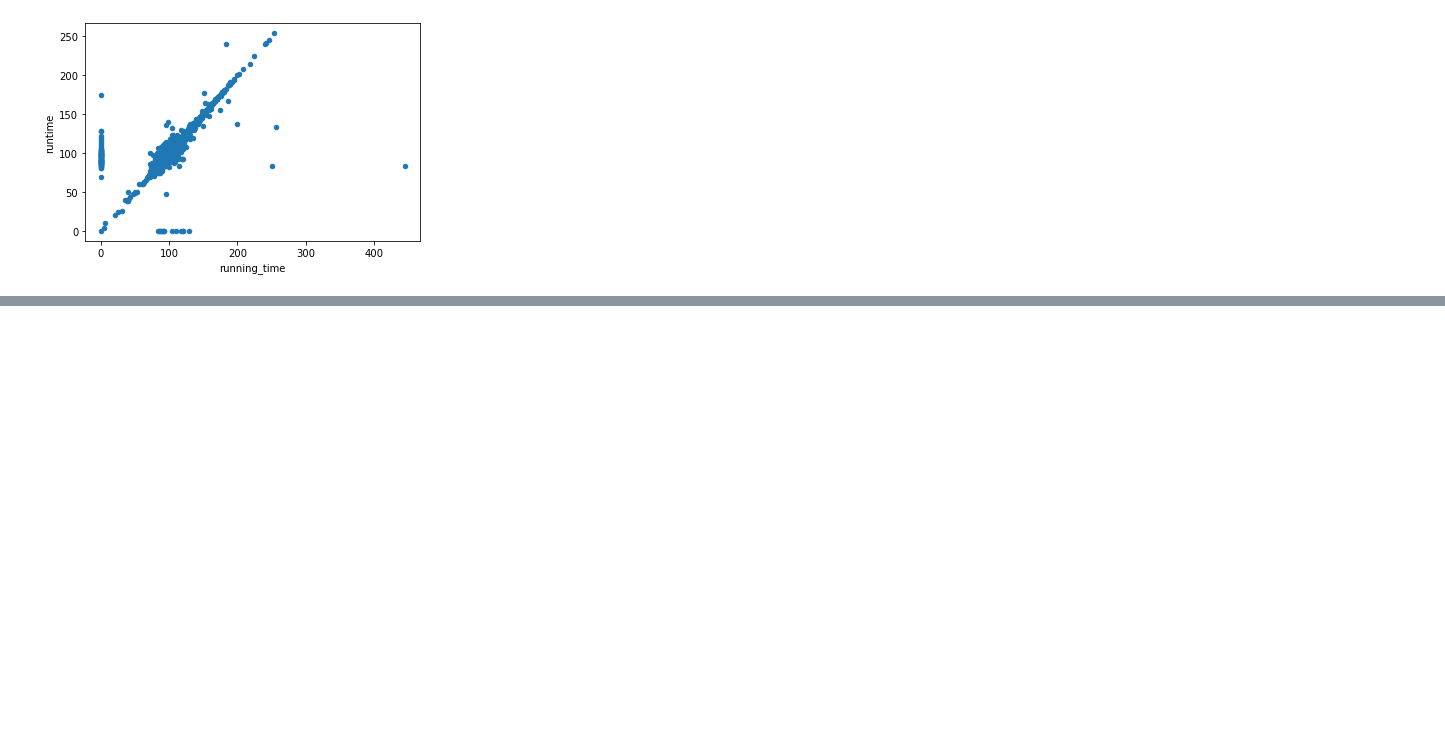
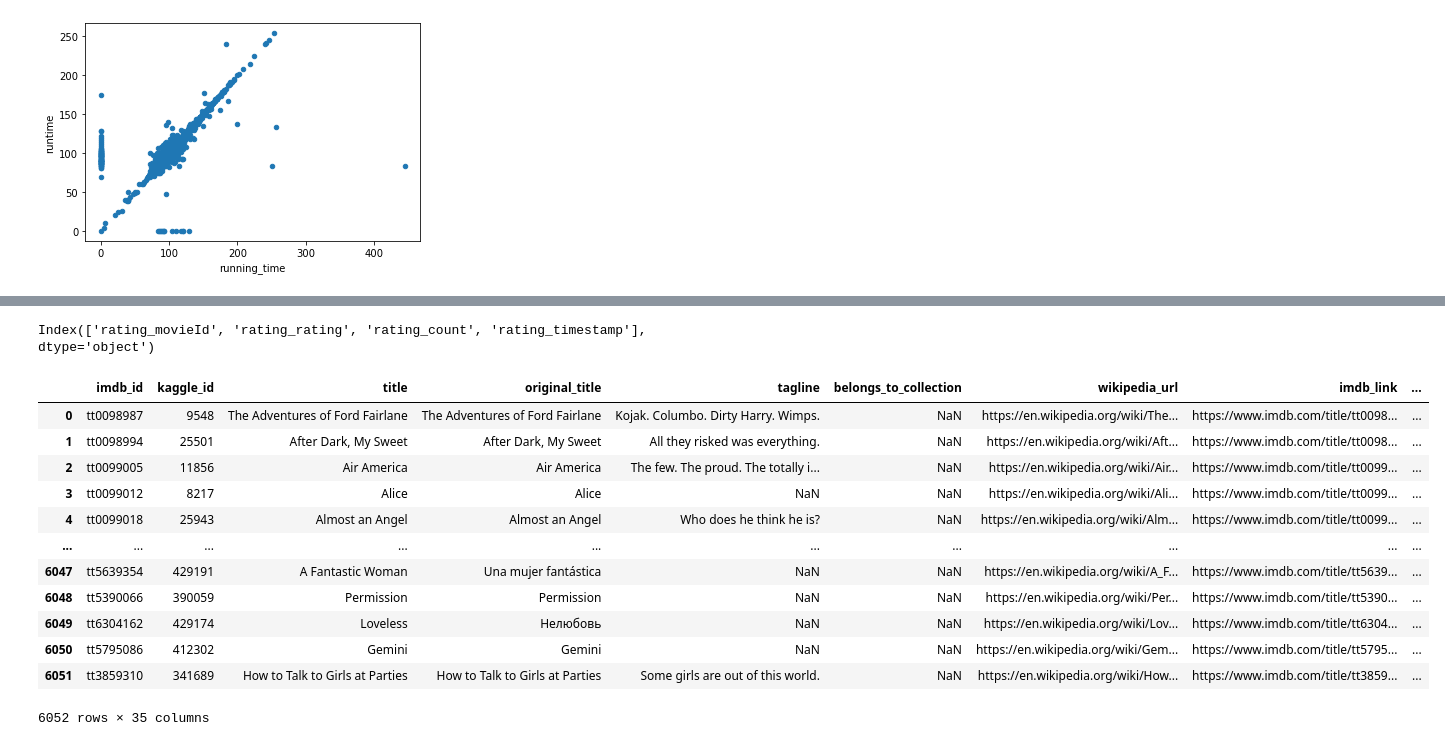
Before and after one commit to izzyd24/Movies-ETL, a Jupyter notebook: automated_pipeline.ipynb, the cells around one changed output, grey strips where cells are left out. Drawn from its saved outputs; the diff is of its cells as text; code cells hidden in the pictures; blank space fills up the shorter version.

```diff
--- a/automated_pipeline.ipynb
+++ b/automated_pipeline.ipynb
@@ -1072,0 +1010,26 @@ NameError: name 'movies_with_ratings_df' is not defined
+# %%
+rating_counts.columns
+# %% [output]
+Index(['rating_movieId', 'rating_rating', 'rating_count', 'rating_timestamp'], dtype='object')
+# %%
+movies_df['kaggle_id'] = movies_df['kaggle_id'].astype(np.int64)
+# %%
+# left join b/c movies_df is on left, and ratings_counts is the right df
+movies_with_ratings_df = pd.merge(movies_df, rating_counts, left_on='kaggle_id', right_index=True, how='left')
+movies_with_ratings_df
+# ERROR: You are trying to merge on object and int64 columns.
+# ... If you wish to proceed you should use pd.concat
+# %% [output]
+|  | imdb_id | kaggle_id | title | original_title | tagline | belongs_to_collection | wikipedia_url | imdb_link | ... |
+| 0 | tt0098987 | 9548 | The Adventures of Ford Fairlane | The Adventures of Ford Fairlane | Kojak. Columbo. Dirty Harry. Wimps. | NaN | https://en.wikipedia.org/wiki/The... | https://www.imdb.com/title/tt0098... | ... |
+| 1 | tt0098994 | 25501 | After Dark, My Sweet | After Dark, My Sweet | All they risked was everything. | NaN | https://en.wikipedia.org/wiki/Aft... | https://www.imdb.com/title/tt0098... | ... |
+| 2 | tt0099005 | 11856 | Air America | Air America | The few. The proud. The totally i... | NaN | https://en.wikipedia.org/wiki/Air... | https://www.imdb.com/title/tt0099... | ... |
+| 3 | tt0099012 | 8217 | Alice | Alice | NaN | NaN | https://en.wikipedia.org/wiki/Ali... | https://www.imdb.com/title/tt0099... | ... |
+| 4 | tt0099018 | 25943 | Almost an Angel | Almost an Angel | Who does he think he is? | NaN | https://en.wikipedia.org/wiki/Alm... | https://www.imdb.com/title/tt0099... | ... |
+| ... | ... | ... | ... | ... | ... | ... | ... | ... | ... |
+| 6047 | tt5639354 | 429191 | A Fantastic Woman | Una mujer fantástica | NaN | NaN | https://en.wikipedia.org/wiki/A_F... | https://www.imdb.com/title/tt5639... | ... |
+| 6048 | tt5390066 | 390059 | Permission | Permission | NaN | NaN | https://en.wikipedia.org/wiki/Per... | https://www.imdb.com/title/tt5390... | ... |
+| 6049 | tt6304162 | 429174 | Loveless | Нелюбовь | NaN | NaN | https://en.wikipedia.org/wiki/Lov... | https://www.imdb.com/title/tt6304... | ... |
+| 6050 | tt5795086 | 412302 | Gemini | Gemini | NaN | NaN | https://en.wikipedia.org/wiki/Gem... | https://www.imdb.com/title/tt5795... | ... |
+| 6051 | tt3859310 | 341689 | How to Talk to Girls at Parties | How to Talk to Girls at Parties | Some girls are out of this world. | NaN | https://en.wikipedia.org/wiki/How... | https://www.imdb.com/title/tt3859... | ... |
+6052 rows × 35 columns
```
Also changed, not shown: parts of 41 cells of this notebook.
